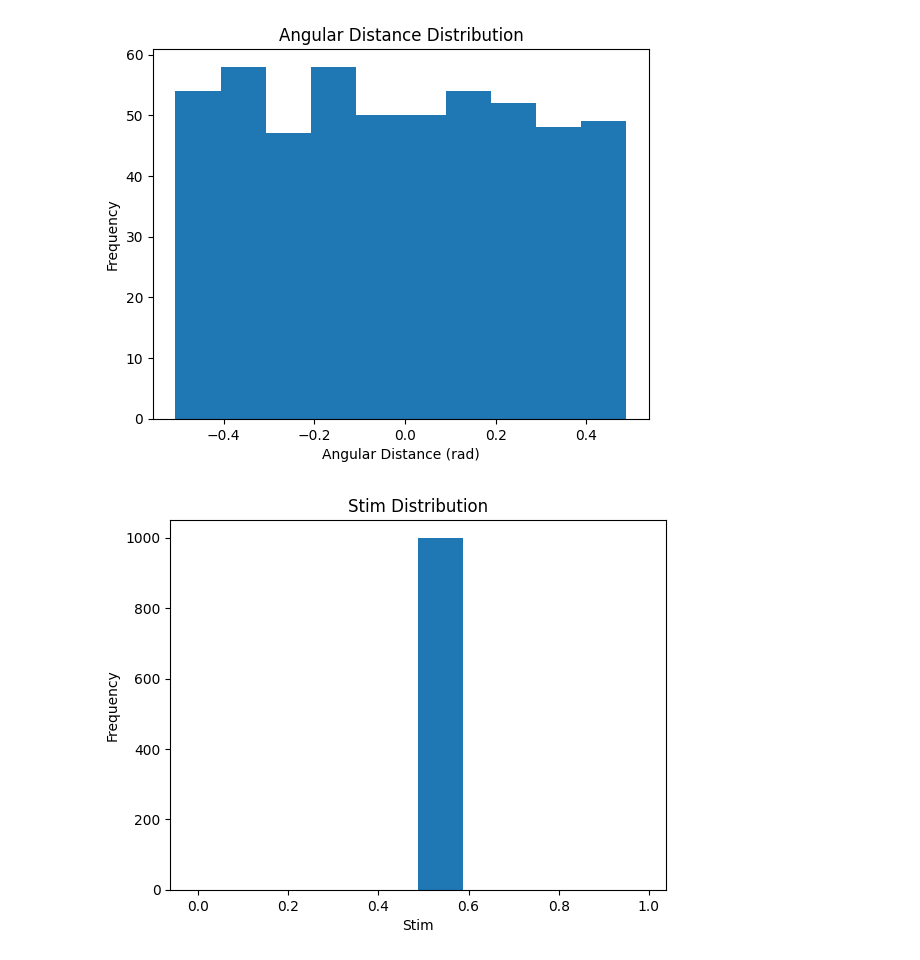
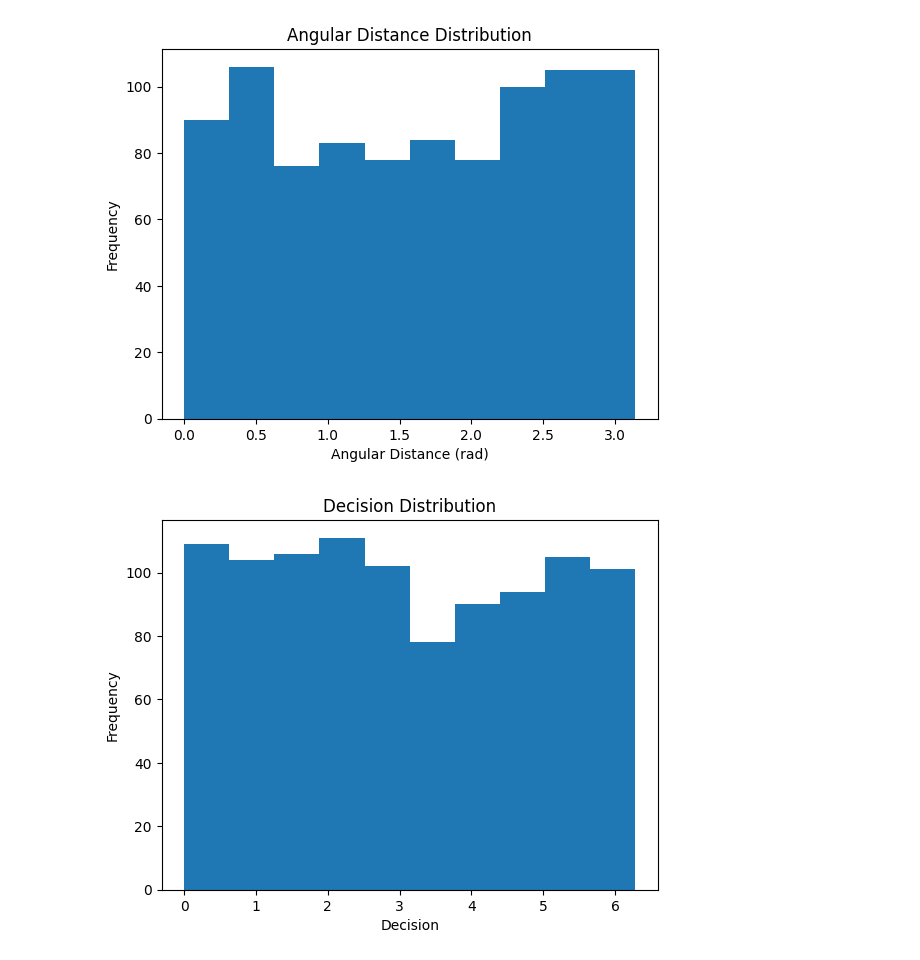
Before and after one commit to aidapiccato/multi-memory-analysis, a Jupyter notebook: notebooks/running_models.ipynb, the cells around one changed output. Saved outputs shown, nothing was run; the diff lists cells and outputs as text; code cells hidden in the pictures.

```diff
--- a/notebooks/running_models.ipynb
+++ b/notebooks/running_models.ipynb
@@ -225,21 +274,3 @@ TypeError: can't multiply sequence by non-int of type 'float'
-# %%
-dec_angle = []
-for (row_index,row_data) in df.iterrows():
-    dec_angle.append(analysis_pipeline.rad_convert(row_data['decision']))
-
-df['dec_angle'] = dec_angle
-# %%
-ang_dist = []
-for (row_index,row_data) in df.iterrows():
-    ang_dist.append(analysis_pipeline.find_angular_dist(row_data['stim'],row_data['decision']))
-
-df['ang_dist'] = ang_dist
-# %%
-ang_dist = []
-for (row_index,row_data) in df.iterrows():
-    ang_dist.append(row_data['stim'] - row_data['decision'])
-
-df['ang_dist'] = ang_dist
 # %%
 df
 # %% [output]
@@ -258,0 +290,4 @@ df
+# %%
+df['precision_difference_0_abs'] = df['precision_difference_0'].abs()
+
+df.groupby('set_size').precision_difference_0_abs.mean().plot(xlabel= 'Set Size', ylabel= 'Angular Distance from Target (rad)', title='Set Size Effect on Precision')
@@ -263,9 +301,9 @@ analysis_pipeline.plot_hist('ang_dist',df,'Angular Distance (rad)','Angular Dist
 # %%
 incorrect_df = df[df['correct'] == 0]
-analysis_pipeline.plot_hist('ang_dist',incorrect_df,'Angular Distance (rad)','Angular Distance Distribution')
+analysis_pipeline.plot_hist('precision_difference_0_abs',incorrect_df,'Angular Distance (rad)','Angular Distance Distribution')
 # %% [output]
-[figure, old version]
+[figure, new version]
 # %%
-analysis_pipeline.plot_hist('stim',df,'Stim','Stim Distribution')
+analysis_pipeline.plot_hist('normalized_decision',df,'Decision','Decision Distribution')
 # %% [output]
-[figure, old version]
+[figure, new version]
```
Also changed, not shown: parts of 24 cells of this notebook, 1 other file.
